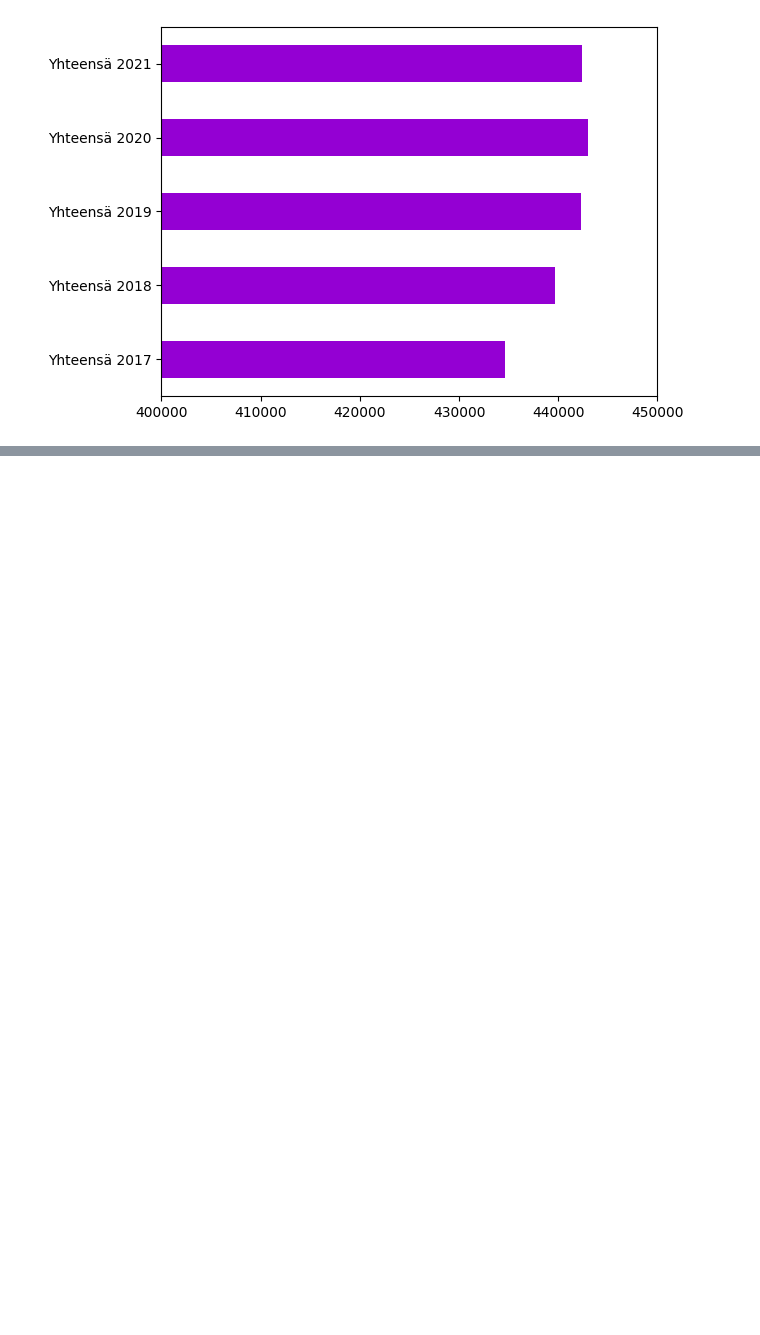
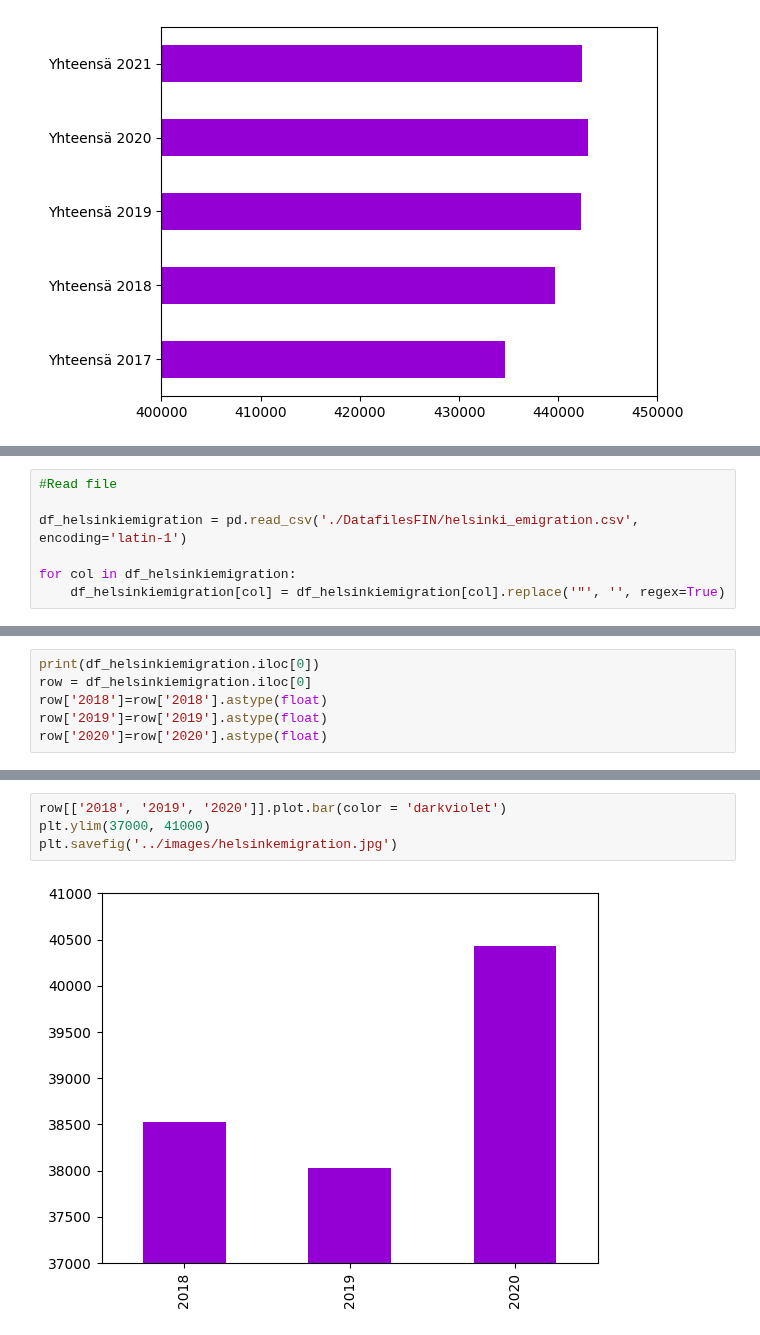
Before and after one commit to Real-Joni00/Mobile-project, a Jupyter notebook: screens/StackNavigationCities/Finland/DataVisualizationFIN/helsinki.ipynb, the cells around one changed output, grey strips where cells are left out. Drawn from its saved outputs; the diff is of its cells as text; blank space fills up the shorter version.

```diff
--- a/screens/StackNavigationCities/Finland/DataVisualizationFIN/helsinki.ipynb
+++ b/screens/StackNavigationCities/Finland/DataVisualizationFIN/helsinki.ipynb
@@ -117,0 +206,7 @@ plt.savefig('../images/helsingintyöikäiset.jpg')
+# %%
+#Read file
+
+df_helsinkiemigration = pd.read_csv('./DatafilesFIN/helsinki_emigration.csv', encoding='latin-1')
+
+for col in df_helsinkiemigration:
+    df_helsinkiemigration[col] = df_helsinkiemigration[col].replace('"', '', regex=True)
@@ -117,0 +218,6 @@ plt.savefig('../images/helsingintyöikäiset.jpg')
+# %%
+print(df_helsinkiemigration.iloc[0])
+row = df_helsinkiemigration.iloc[0]
+row['2018']=row['2018'].astype(float)
+row['2019']=row['2019'].astype(float)
+row['2020']=row['2020'].astype(float)
@@ -117,0 +243,6 @@ plt.savefig('../images/helsingintyöikäiset.jpg')
+# %%
+row[['2018', '2019', '2020']].plot.bar(color = 'darkviolet')
+plt.ylim(37000, 41000)
+plt.savefig('../images/helsinkemigration.jpg')
+# %% [output]
+[figure, added]
```
Also changed, not shown: parts of 10 cells of this notebook, 7 other files.
